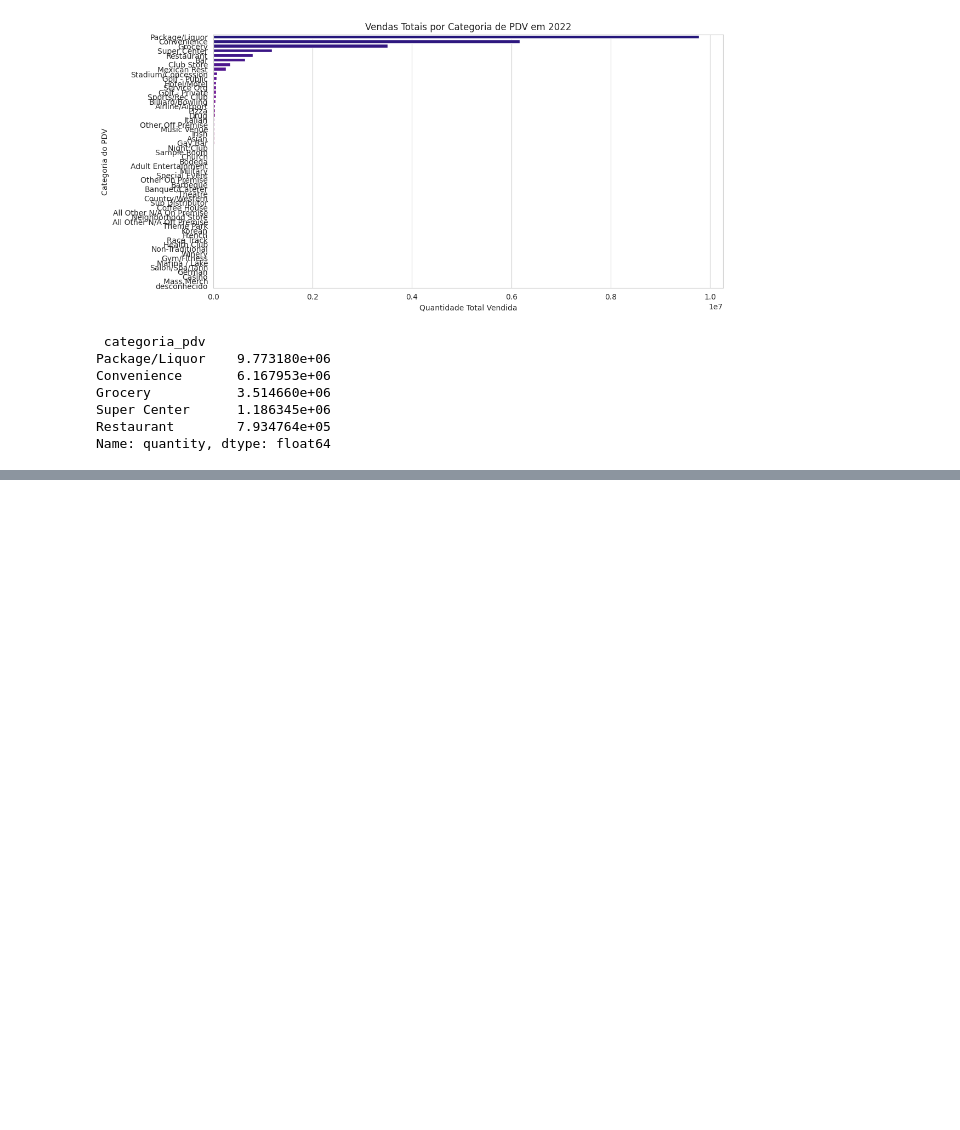
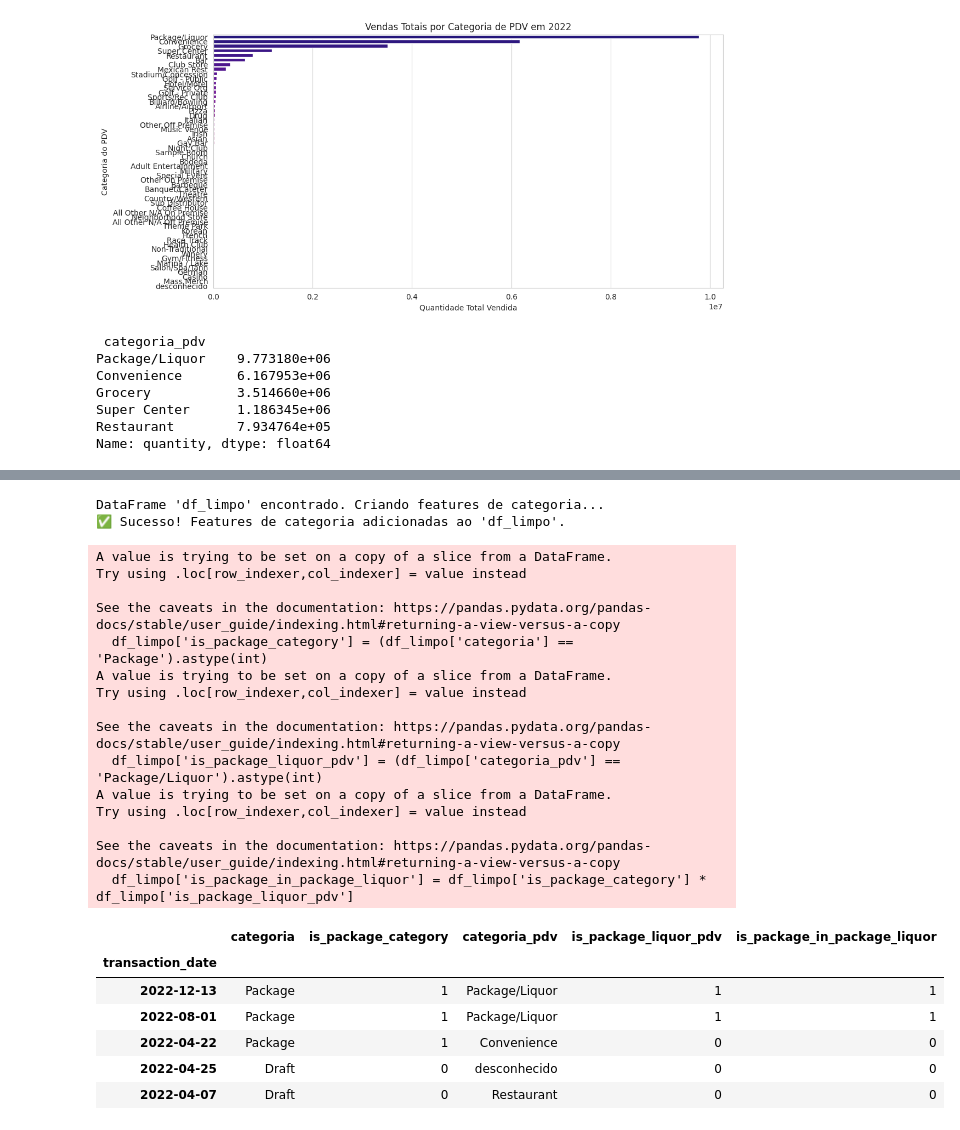
Before and after one commit to gustavokatsuo/Data-Prophets-Big-Data, a Jupyter notebook: notebooks/analise_exploratoria.ipynb, the cells around one changed output, grey strips where cells are left out. Cells and saved outputs as stored; diff of their text form; code cells hidden in the pictures; blank space fills up the shorter version.

```diff
--- a/notebooks/analise_exploratoria.ipynb
+++ b/notebooks/analise_exploratoria.ipynb
@@ -395,0 +419,55 @@ Name: quantity, dtype: float64
+# %%
+# --- CÉLULA: ENGENHARIA DE FEATURES (CATEGORIAS) ---
+
+# Trava de segurança para garantir que a célula anterior foi executada
+if 'df_limpo' in locals():
+    print("DataFrame 'df_limpo' encontrado. Criando features de categoria...")
+
+    # Cria uma coluna binária (1 para 'Package', 0 para as outras)
+    df_limpo['is_package_category'] = (df_limpo['categoria'] == 'Package').astype(int)
+
+    # Cria uma coluna binária para a categoria de PDV dominante
+    df_limpo['is_package_liquor_pdv'] = (df_limpo['categoria_pdv'] == 'Package/Liquor').astype(int)
+
+    # Cria uma feature de interação: é 1 se AMBAS as condições acima forem verdadeiras.
+    df_limpo['is_package_in_package_liquor'] = df_limpo['is_package_category'] * df_limpo['is_package_liquor_pdv']
+
+    print("✅ Sucesso! Features de categoria adicionadas ao 'df_limpo'.")
+
+    # Mostra uma amostra aleatória das novas colunas para verificação
+    colunas_para_verificar = [
+        'categoria',
+        'is_package_category',
+        'categoria_pdv',
+        'is_package_liquor_pdv',
+        'is_package_in_package_liquor'
+    ]
+    display(df_limpo[colunas_para_verificar].sample(5))
+
+else:
+    print("❌ ERRO: DataFrame 'df_limpo' não encontrado. Por favor, rode a célula de limpeza de dados primeiro.")
+# %% [output]
+DataFrame 'df_limpo' encontrado. Criando features de categoria...
+✅ Sucesso! Features de categoria adicionadas ao 'df_limpo'.
+A value is trying to be set on a copy of a slice from a DataFrame.
+Try using .loc[row_indexer,col_indexer] = value instead
+
+See the caveats in the documentation: https://pandas.pydata.org/pandas-docs/stable/user_guide/indexing.html#returning-a-view-versus-a-copy
+  df_limpo['is_package_category'] = (df_limpo['categoria'] == 'Package').astype(int)
+A value is trying to be set on a copy of a slice from a DataFrame.
+Try using .loc[row_indexer,col_indexer] = value instead
+
+See the caveats in the documentation: https://pandas.pydata.org/pandas-docs/stable/user_guide/indexing.html#returning-a-view-versus-a-copy
+  df_limpo['is_package_liquor_pdv'] = (df_limpo['categoria_pdv'] == 'Package/Liquor').astype(int)
+A value is trying to be set on a copy of a slice from a DataFrame.
+Try using .loc[row_indexer,col_indexer] = value instead
+
+See the caveats in the documentation: https://pandas.pydata.org/pandas-docs/stable/user_guide/indexing.html#returning-a-view-versus-a-copy
+  df_limpo['is_package_in_package_liquor'] = df_limpo['is_package_category'] * df_limpo['is_package_liquor_pdv']
+|  | categoria | is_package_category | categoria_pdv | is_package_liquor_pdv | is_package_in_package_liquor |
+| transaction_date |  |  |  |  |  |
+| 2022-12-13 | Package | 1 | Package/Liquor | 1 | 1 |
+| 2022-08-01 | Package | 1 | Package/Liquor | 1 | 1 |
+| 2022-04-22 | Package | 1 | Convenience | 0 | 0 |
+| 2022-04-25 | Draft | 0 | desconhecido | 0 | 0 |
+| 2022-04-07 | Draft | 0 | Restaurant | 0 | 0 |
```
Also changed, not shown: parts of 11 cells of this notebook.
